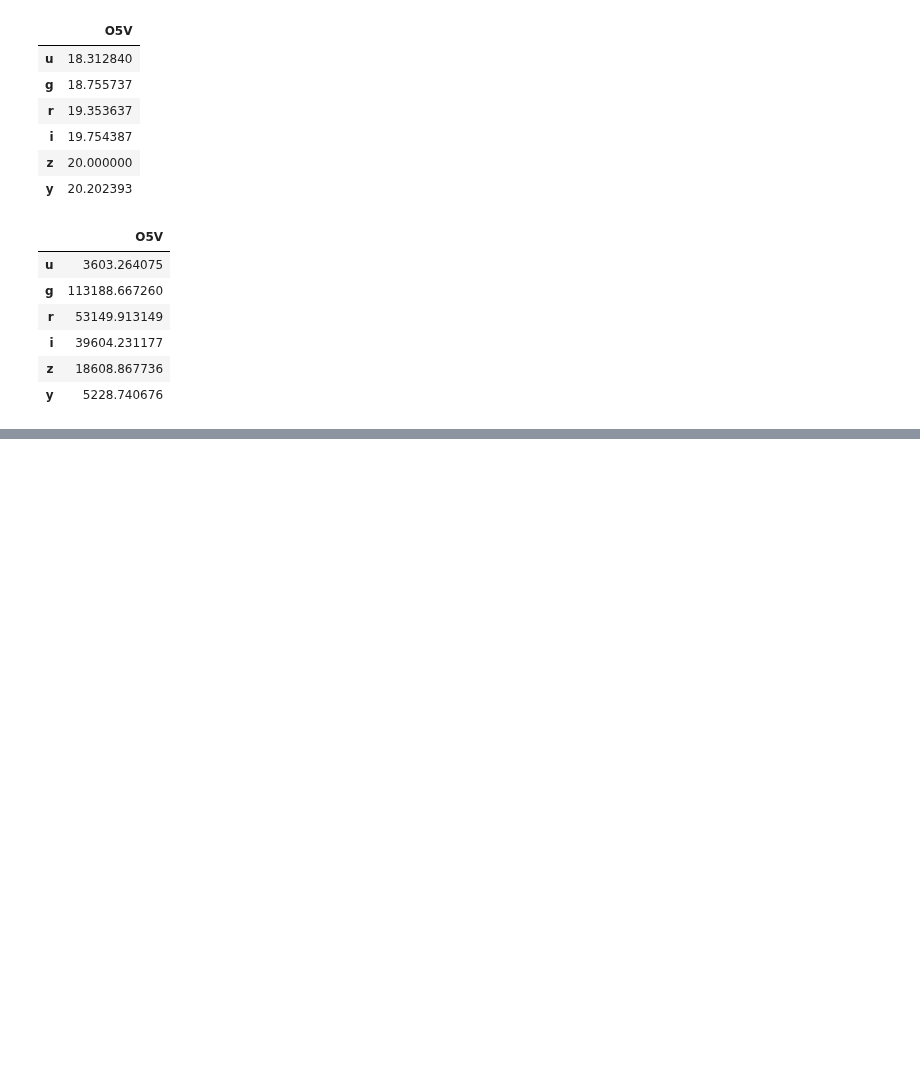
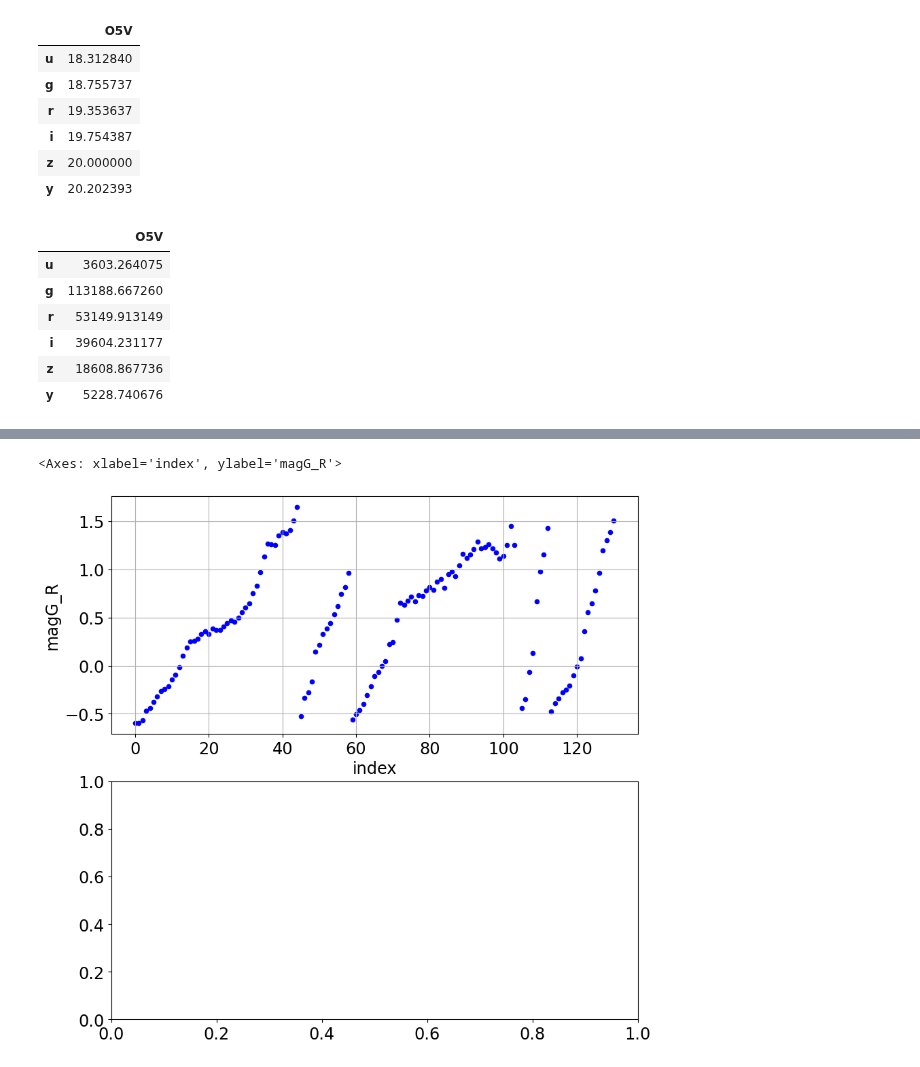
Before and after one commit to sylvielsstfr/RubinLSSTPhotometricCorrTuto, a Jupyter notebook: notebooks/06_SEDPicklesColors/ComputeMagnitudesPickles_auxtelSDSSfilters.ipynb, the cells around one changed output, grey strips where cells are left out. Saved outputs shown, nothing was run; the diff lists cells and outputs as text; code cells hidden in the pictures; blank space fills up the shorter version.

```diff
--- a/notebooks/06_SEDPicklesColors/ComputeMagnitudesPickles_auxtelSDSSfilters.ipynb
+++ b/notebooks/06_SEDPicklesColors/ComputeMagnitudesPickles_auxtelSDSSfilters.ipynb
@@ -348,0 +421,6 @@ pd.DataFrame(adcs_std, index=[the_sed.name]).T
+# %%
+fig,(ax1,ax2) = plt.subplots(2,1,figsize=(10,10))
+df_out.plot.scatter(x="index",y="magG_R",ax=ax1,grid=True,c="b")
+# %% [output]
+<Axes: xlabel='index', ylabel='magG_R'>
+[figure, added]
```
Also changed, not shown: parts of 10 cells of this notebook.
